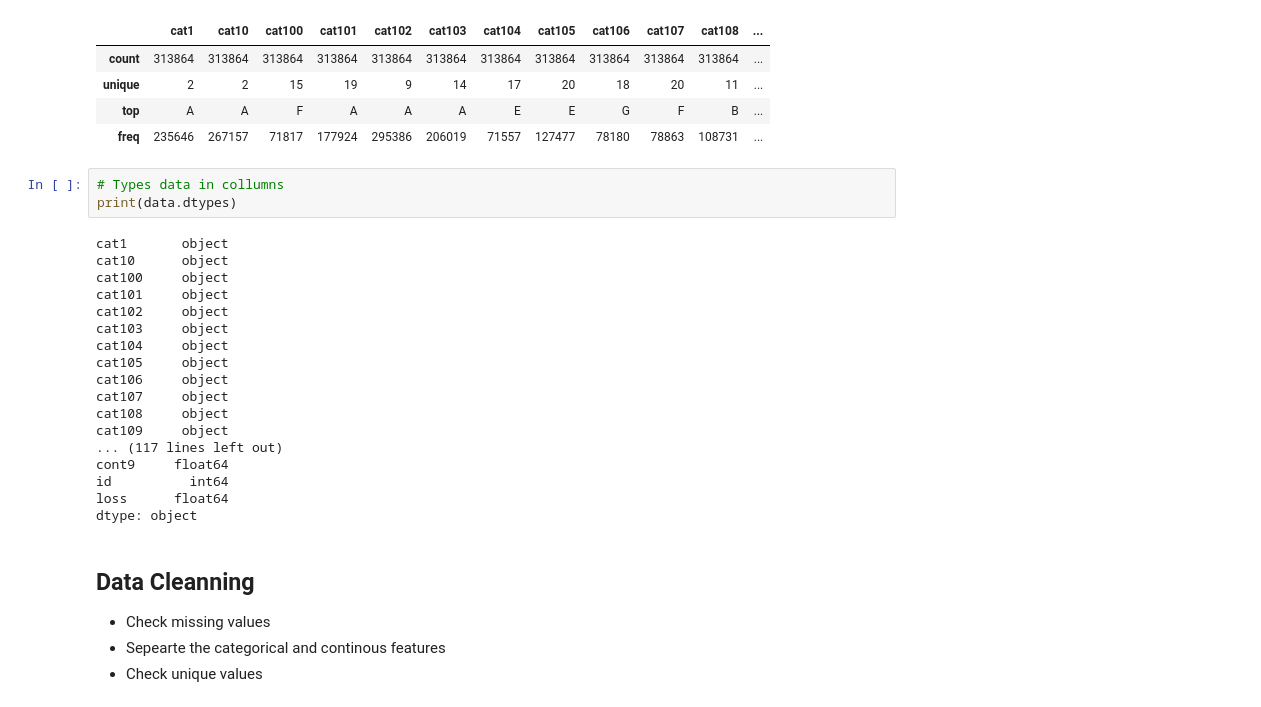
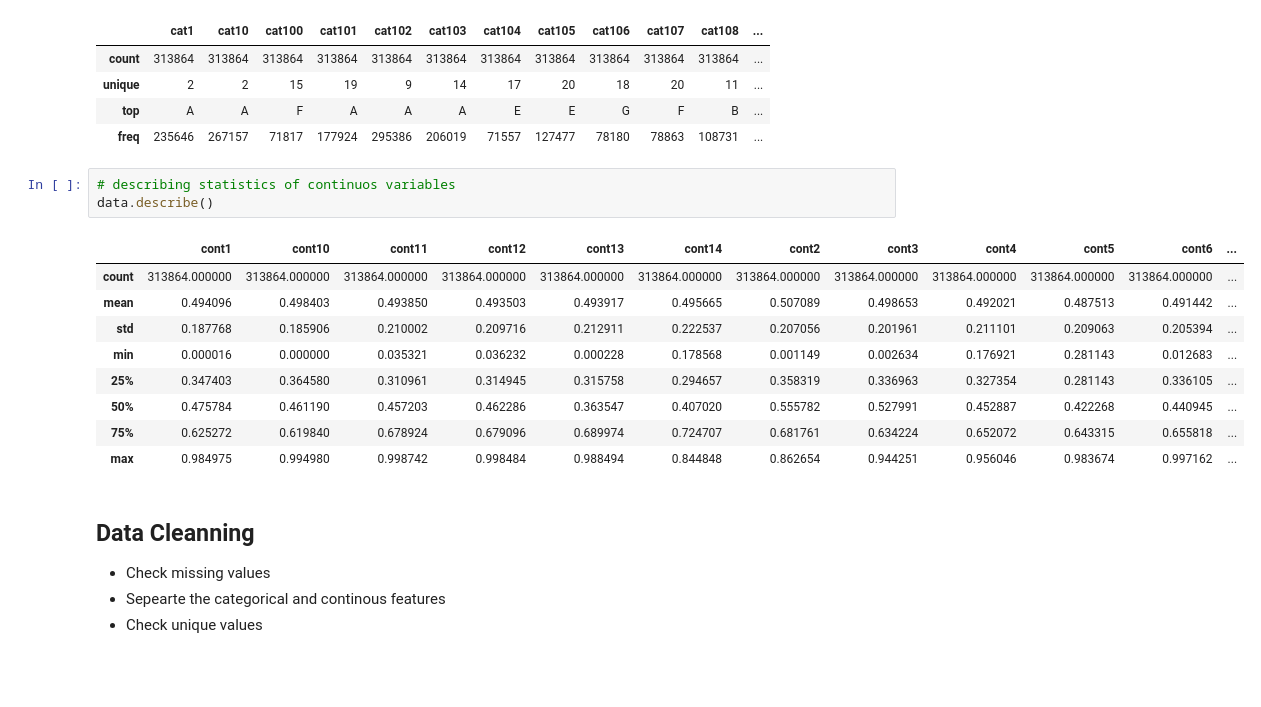
Before and after one commit to brunocampos01/allstate-claims-severity, a Jupyter notebook: allstate-corporation.ipynb, the cells around one changed output. Saved outputs shown, nothing was run; the diff lists cells and outputs as text; blank space fills up the shorter version.

```diff
--- a/allstate-corporation.ipynb
+++ b/allstate-corporation.ipynb
@@ -158,27 +185,19 @@ data.describe(include = ['object'])
 | unique | 2 | 2 | 15 | 19 | 9 | 14 | 17 | 20 | 18 | 20 | 11 | ... |
 | top | A | A | F | A | A | A | E | E | G | F | B | ... |
 | freq | 235646 | 267157 | 71817 | 177924 | 295386 | 206019 | 71557 | 127477 | 78180 | 78863 | 108731 | ... |
-# %%
-# Types data in collumns
-print(data.dtypes)
-# %% [output]
-cat1       object
-cat10      object
-cat100     object
-cat101     object
-cat102     object
-cat103     object
-cat104     object
-cat105     object
-cat106     object
-cat107     object
-cat108     object
-cat109     object
-... (117 lines left out)
-cont9     float64
-id          int64
-loss      float64
-dtype: object
+# %%
+# describing statistics of continuos variables
+data.describe()
+# %% [output]
+|  | cont1 | cont10 | cont11 | cont12 | cont13 | cont14 | cont2 | cont3 | cont4 | cont5 | cont6 | ... |
+| count | 313864.000000 | 313864.000000 | 313864.000000 | 313864.000000 | 313864.000000 | 313864.000000 | 313864.000000 | 313864.000000 | 313864.000000 | 313864.000000 | 313864.000000 | ... |
+| mean | 0.494096 | 0.498403 | 0.493850 | 0.493503 | 0.493917 | 0.495665 | 0.507089 | 0.498653 | 0.492021 | 0.487513 | 0.491442 | ... |
+| std | 0.187768 | 0.185906 | 0.210002 | 0.209716 | 0.212911 | 0.222537 | 0.207056 | 0.201961 | 0.211101 | 0.209063 | 0.205394 | ... |
+| min | 0.000016 | 0.000000 | 0.035321 | 0.036232 | 0.000228 | 0.178568 | 0.001149 | 0.002634 | 0.176921 | 0.281143 | 0.012683 | ... |
+| 25% | 0.347403 | 0.364580 | 0.310961 | 0.314945 | 0.315758 | 0.294657 | 0.358319 | 0.336963 | 0.327354 | 0.281143 | 0.336105 | ... |
+| 50% | 0.475784 | 0.461190 | 0.457203 | 0.462286 | 0.363547 | 0.407020 | 0.555782 | 0.527991 | 0.452887 | 0.422268 | 0.440945 | ... |
+| 75% | 0.625272 | 0.619840 | 0.678924 | 0.679096 | 0.689974 | 0.724707 | 0.681761 | 0.634224 | 0.652072 | 0.643315 | 0.655818 | ... |
+| max | 0.984975 | 0.994980 | 0.998742 | 0.998484 | 0.988494 | 0.844848 | 0.862654 | 0.944251 | 0.956046 | 0.983674 | 0.997162 | ... |
 # %% [markdown]
 ## Data Cleanning
 
```
Also changed, not shown: parts of 17 cells of this notebook, 9 other files.
